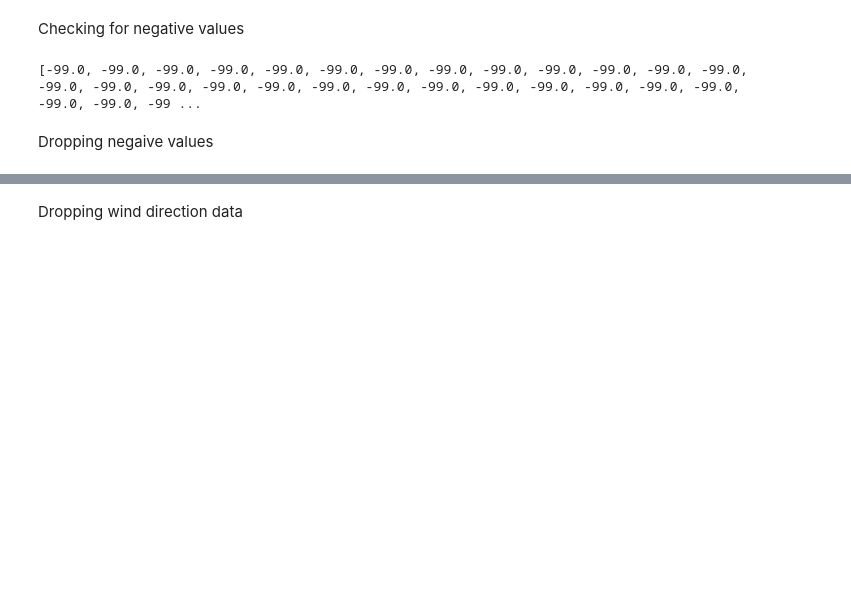
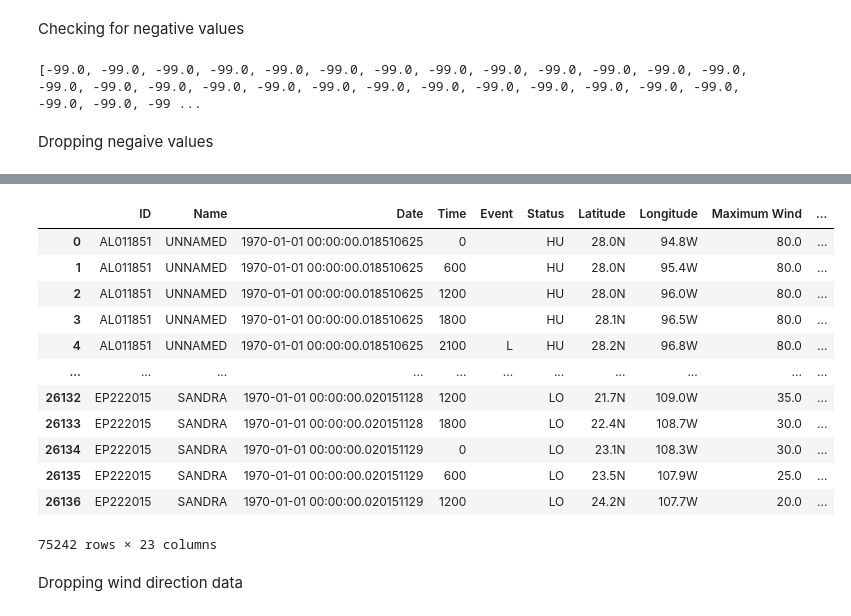
Before and after one commit to DanielBrechner/hurrdat_co2, a Jupyter notebook: hurr_explore.ipynb, the cells around one changed output, grey strips where cells are left out. Saved outputs shown, nothing was run; the diff lists cells and outputs as text; code cells hidden in the pictures; blank space fills up the shorter version.

```diff
--- a/hurr_explore.ipynb
+++ b/hurr_explore.ipynb
@@ -146,3 +133,19 @@ hurr_df = hurr_df.replace('-99', np.nan)
+# %%
+hurr_df
+# %% [output]
+|  | ID | Name | Date | Time | Event | Status | Latitude | Longitude | Maximum Wind | ... |
+| 0 | AL011851 | UNNAMED | 1970-01-01 00:00:00.018510625 | 0 |  | HU | 28.0N | 94.8W | 80.0 | ... |
+| 1 | AL011851 | UNNAMED | 1970-01-01 00:00:00.018510625 | 600 |  | HU | 28.0N | 95.4W | 80.0 | ... |
+| 2 | AL011851 | UNNAMED | 1970-01-01 00:00:00.018510625 | 1200 |  | HU | 28.0N | 96.0W | 80.0 | ... |
+| 3 | AL011851 | UNNAMED | 1970-01-01 00:00:00.018510625 | 1800 |  | HU | 28.1N | 96.5W | 80.0 | ... |
+| 4 | AL011851 | UNNAMED | 1970-01-01 00:00:00.018510625 | 2100 | L | HU | 28.2N | 96.8W | 80.0 | ... |
+| ... | ... | ... | ... | ... | ... | ... | ... | ... | ... | ... |
+| 26132 | EP222015 | SANDRA | 1970-01-01 00:00:00.020151128 | 1200 |  | LO | 21.7N | 109.0W | 35.0 | ... |
+| 26133 | EP222015 | SANDRA | 1970-01-01 00:00:00.020151128 | 1800 |  | LO | 22.4N | 108.7W | 30.0 | ... |
+| 26134 | EP222015 | SANDRA | 1970-01-01 00:00:00.020151129 | 0 |  | LO | 23.1N | 108.3W | 30.0 | ... |
+| 26135 | EP222015 | SANDRA | 1970-01-01 00:00:00.020151129 | 600 |  | LO | 23.5N | 107.9W | 25.0 | ... |
+| 26136 | EP222015 | SANDRA | 1970-01-01 00:00:00.020151129 | 1200 |  | LO | 24.2N | 107.7W | 20.0 | ... |
+75242 rows × 23 columns
 # %% [markdown]
 Dropping wind direction data
 # %%
```
Also changed, not shown: parts of 8 cells of this notebook.
